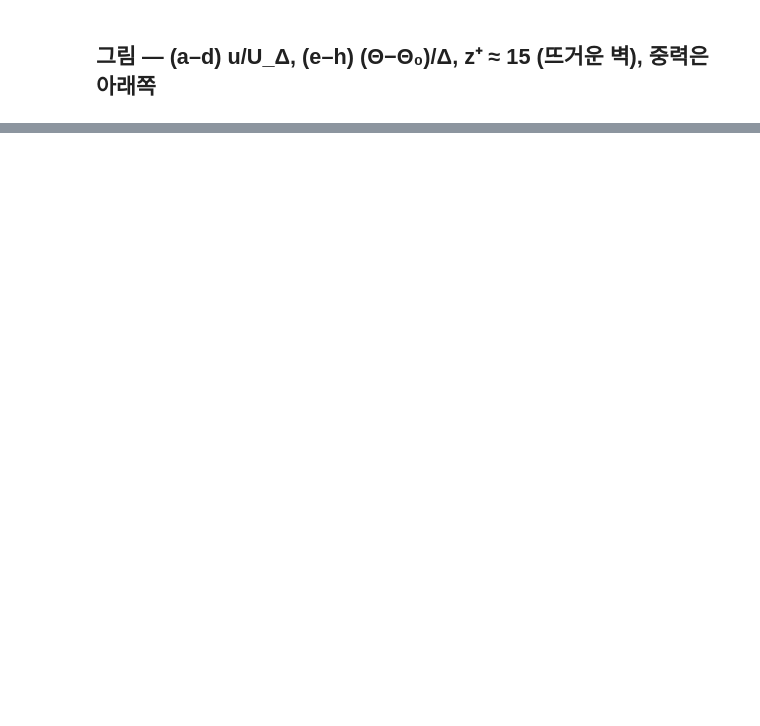
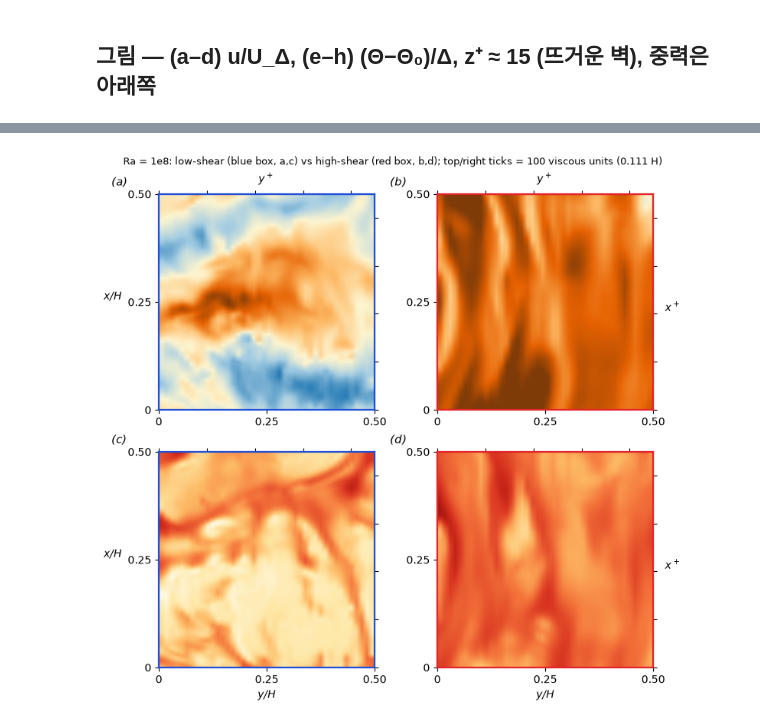
Before and after one commit to dontempty/MPM-STD_C, a Jupyter notebook: apps/dhvc/plot/plot_instant.ipynb, the cells around one changed output, grey strips where cells are left out. Cells and saved outputs as stored; diff of their text form; code cells hidden in the pictures; blank space fills up the shorter version.

```diff
--- a/apps/dhvc/plot/plot_instant.ipynb
+++ b/apps/dhvc/plot/plot_instant.ipynb
@@ -124,0 +173,29 @@ Ra 1e8: plane z+ = 15 (z = 0.0167 H), t = 130.0, mean u = 0.521, u_rms = 0.236,
+# %%
+from matplotlib.patches import Rectangle
+d = data[BOX_CASE]; dx, dy = 8.0 / int(d["ngx"]), 4.0 / int(d["ngy"])
+visc100 = 100 * float(d["nu"]) / float(d["u_tau"])          # 100 viscous units in H
+fig, axes = plt.subplots(2, 2, figsize=(7.6, 7.2), constrained_layout=True)
+for col, key in enumerate(("low", "high")):
+    b = BOXES[key]; sl = (slice(b["i"], b["i"] + nbx), slice(b["j"], b["j"] + nby))
+    for row, (field, cmap, lim) in enumerate((("U", cmap_u, U_LIM), ("T", cmap_t, T_LIM))):
+        ax = axes[row, col]
+        ax.imshow(d[field][sl], origin="lower", extent=(0, BOX, 0, BOX), cmap=cmap, vmin=lim[0], vmax=lim[1],
+                  interpolation="bilinear", aspect="equal")
+        ax.set_xticks([0, 0.25, 0.5]); ax.set_yticks([0, 0.25, 0.5])
+        ax.set_xticklabels(["0", "0.25", "0.50"]); ax.set_yticklabels(["0", "0.25", "0.50"])
+        if row == 1: ax.set_xlabel("y/H", fontstyle="italic")
+        if col == 0: ax.set_ylabel("x/H", fontstyle="italic", rotation=0, labelpad=14)
+        for spine in ax.spines.values(): spine.set_edgecolor(b["color"]); spine.set_linewidth(1.6)
+        # 위/오른쪽: 100 점성 단위 간격 눈금
+        top = ax.secondary_xaxis("top"); tk = np.arange(0, BOX + 1e-9, visc100); top.set_ticks(tk, labels=[""] * len(tk))
+        right = ax.secondary_yaxis("right"); right.set_ticks(tk, labels=[""] * len(tk))
+        if row == 0: top.set_xlabel(r"$y^+$")
+        if col == 1: right.set_ylabel(r"$x^+$", rotation=0, labelpad=12)
+        ax.text(-0.22, 1.04, f"({'abcd'[row * 2 + col]})", transform=ax.transAxes, fontstyle="italic", fontsize=11)
+fig.suptitle(f"Ra = 1e{int(round(np.log10(float(d['ra']))))}: low-shear (blue box, a,c) vs high-shear (red box, b,d); "
+             f"top/right ticks = 100 viscous units ({visc100:.3f} H)", fontsize=9)
+SAVE3 = os.environ.get("DHVC_INSTANT_FIG3")
+if SAVE3: fig.savefig(SAVE3, dpi=110)
+plt.show()
+# %% [output]
+[figure, added]
```
Also changed, not shown: parts of 4 cells of this notebook.
